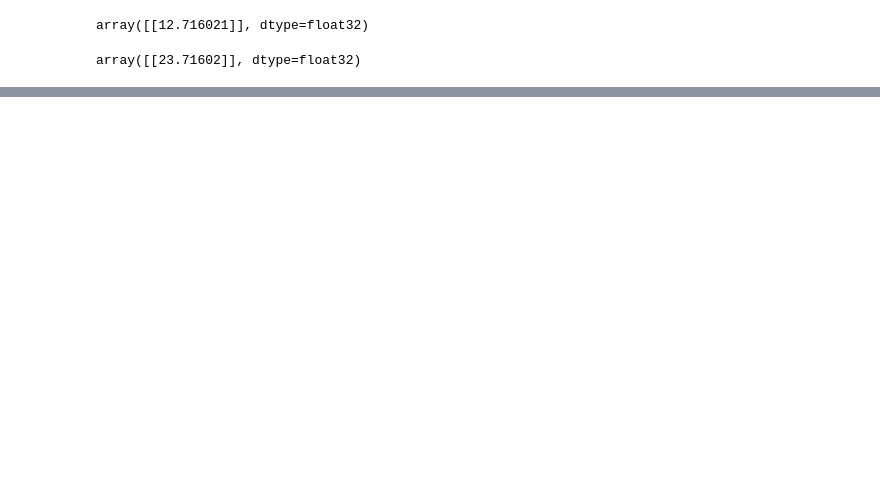
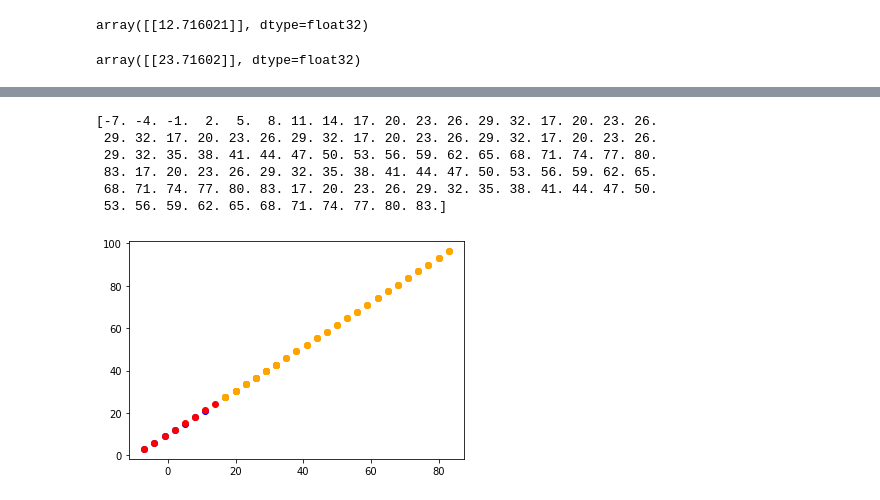
Before and after one commit to Auzlex/uwe-dsp, a Jupyter notebook: TF Neural Regression.ipynb, the cells around one changed output, grey strips where cells are left out. Cells and saved outputs as stored; diff of their text form; code cells hidden in the pictures; blank space fills up the shorter version.

```diff
--- a/TF Neural Regression.ipynb
+++ b/TF Neural Regression.ipynb
@@ -125,0 +229,40 @@ array([[23.71602]], dtype=float32)
+# %%
+X = np.array(X,dtype=np.float64)
+#print(X)
+
+# modify X to add more data
+v = 14.0
+while True:
+    v = v + 3
+    #print(v)
+    X = np.append(X,v)
+
+    if v > 80:
+        break
+print(X)
+
+
+#X.append(  )
+for i in range(0,len(X)):
+    x_value = X[i]
+    #print(x_value)
+    # predict y value
+    y_pred = modelV2.predict([x_value])
+
+    # plot the prediction
+    if i < len(y)-1:
+        plt.scatter(x_value, y[i], color="blue")
+
+    # show what is outside the data set
+    if i > len(y)-1:
+        plt.scatter(x_value, y_pred, color="orange")
+    else:
+        plt.scatter(x_value, y_pred, color="red")
+# %% [output]
+[-7. -4. -1.  2.  5.  8. 11. 14. 17. 20. 23. 26. 29. 32. 17. 20. 23. 26.
+ 29. 32. 17. 20. 23. 26. 29. 32. 17. 20. 23. 26. 29. 32. 17. 20. 23. 26.
+ 29. 32. 35. 38. 41. 44. 47. 50. 53. 56. 59. 62. 65. 68. 71. 74. 77. 80.
+ 83. 17. 20. 23. 26. 29. 32. 35. 38. 41. 44. 47. 50. 53. 56. 59. 62. 65.
+ 68. 71. 74. 77. 80. 83. 17. 20. 23. 26. 29. 32. 35. 38. 41. 44. 47. 50.
+ 53. 56. 59. 62. 65. 68. 71. 74. 77. 80. 83.]
+[figure, added]
```
Also changed, not shown: parts of 14 cells of this notebook.
